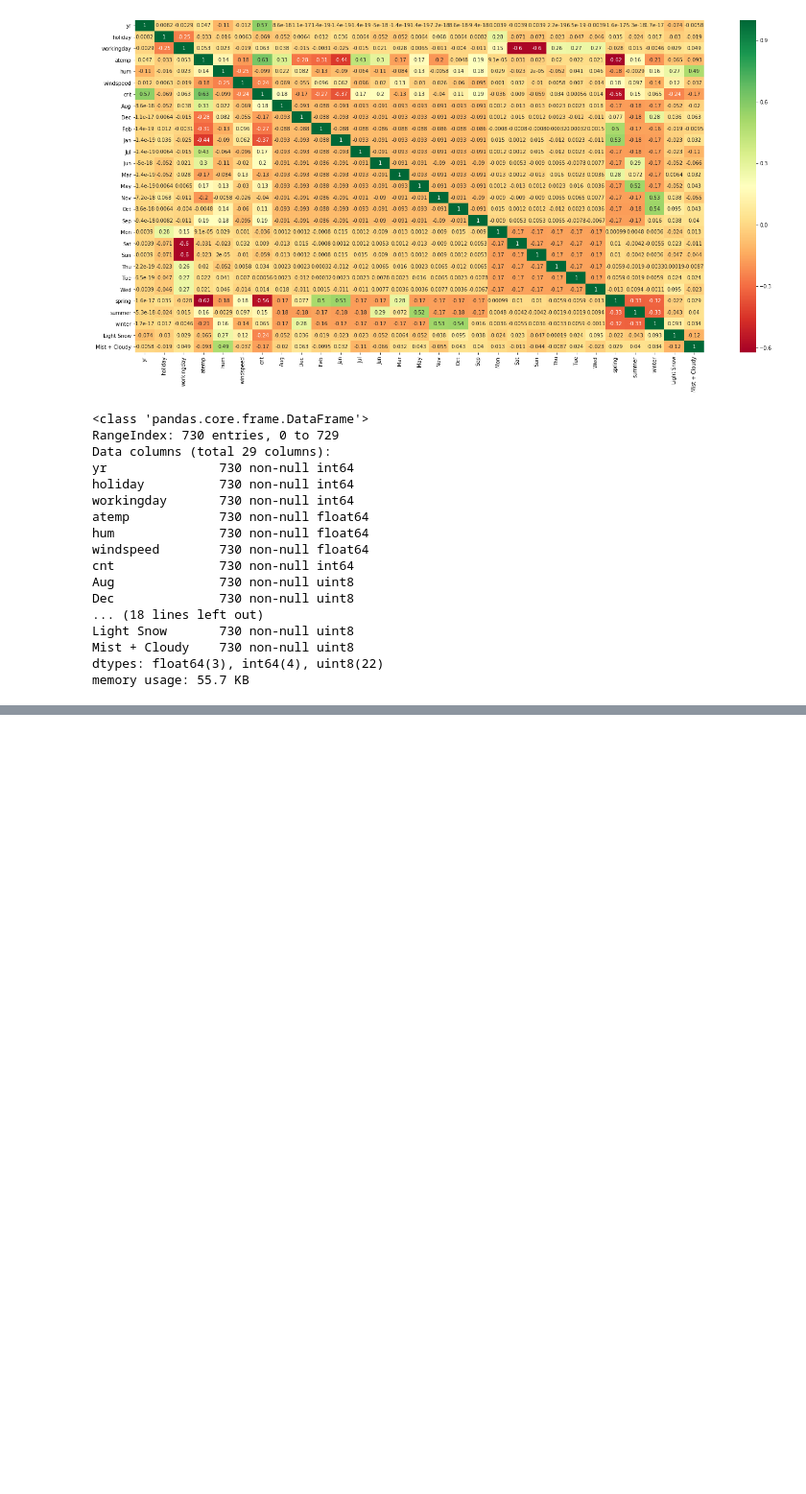
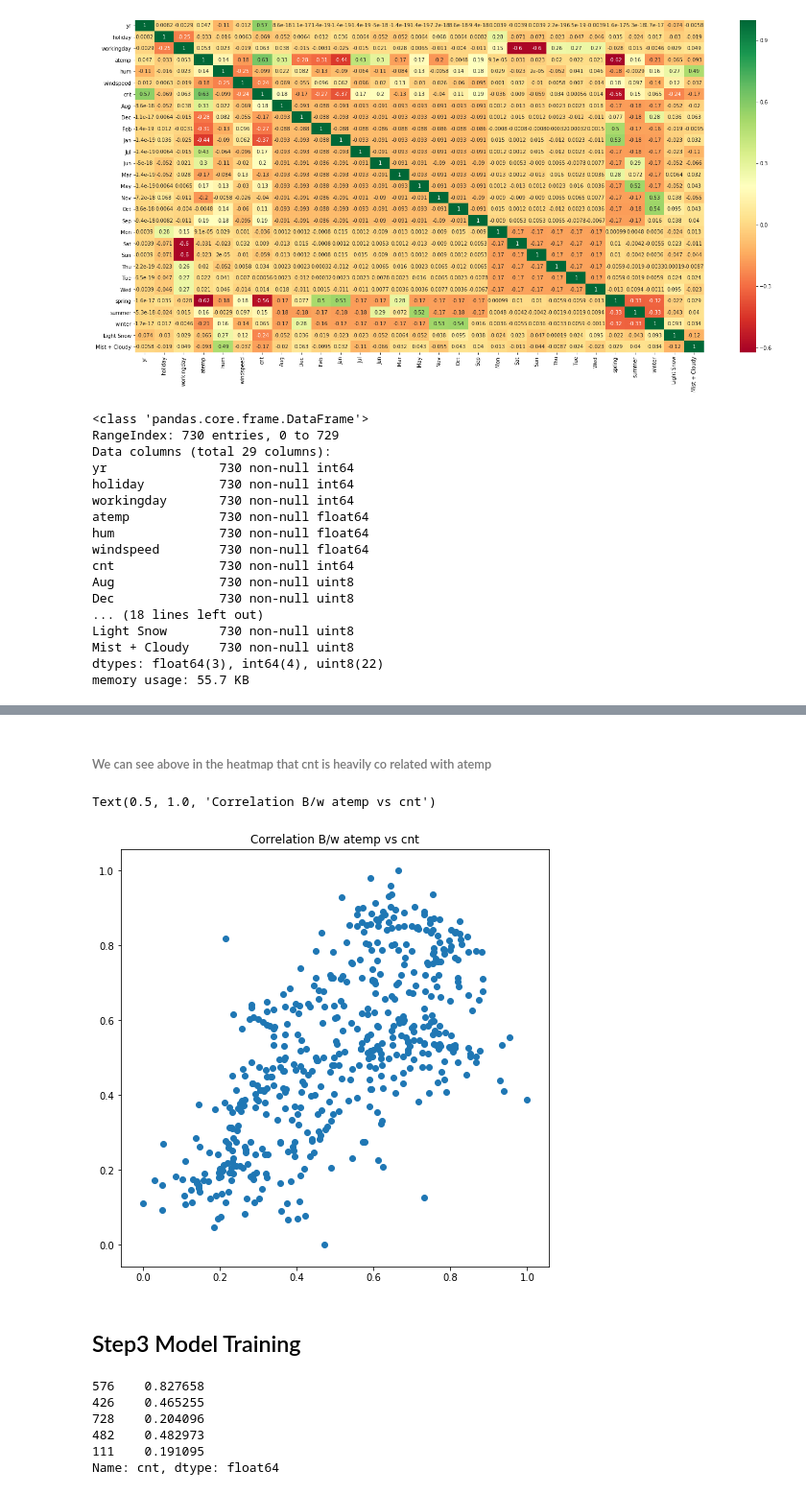
Before and after one commit to rajatgoel789/Boombike-Multi-Linear-Regression, a Jupyter notebook: BoomBike_Linear_Regression.ipynb, the cells around one changed output, grey strips where cells are left out. Shown at 96% size. Cells and saved outputs as stored; diff of their text form; code cells hidden in the pictures; blank space fills up the shorter version.

```diff
--- a/BoomBike_Linear_Regression.ipynb
+++ b/BoomBike_Linear_Regression.ipynb
@@ -233,0 +249,12 @@ df_train.describe()
+# %% [markdown]
+###### We can see above in the heatmap that cnt is heavily co related with atemp
+# %%
+## Pairplot to see the correlation visually
+plt.figure(figsize=(8, 8))
+plt.scatter(df_train.atemp, df_train.cnt)
+plt.title("Correlation B/w atemp vs cnt")
+# %% [output]
+Text(0.5, 1.0, 'Correlation B/w atemp vs cnt')
+[figure, added]
+# %% [markdown]
+## Step3 Model Training
@@ -233,0 +264,9 @@ df_train.describe()
+# %%
+y_train.head()
+# %% [output]
+576    0.827658
+426    0.465255
+728    0.204096
+482    0.482973
+111    0.191095
+Name: cnt, dtype: float64
```
Also changed, not shown: parts of 35 cells of this notebook, 2 other files.
